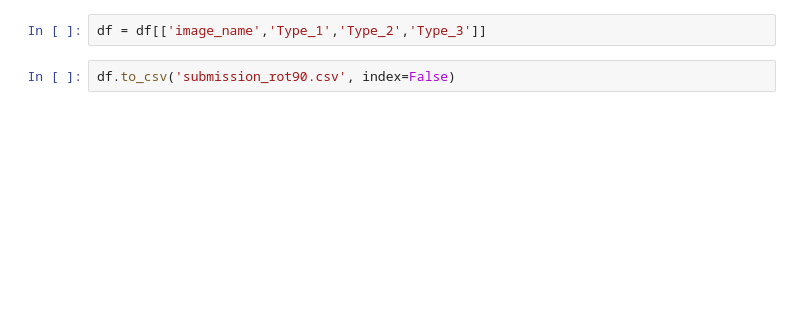
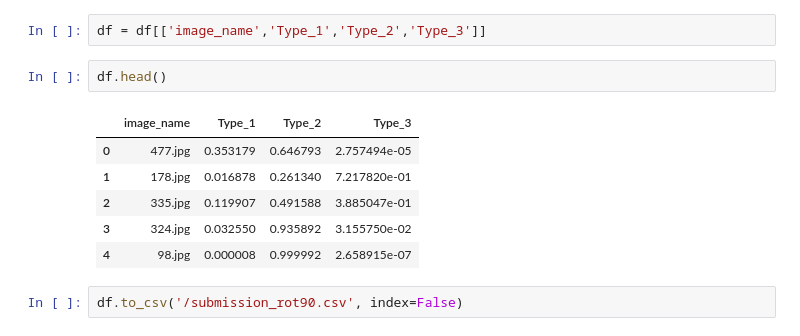
Before and after one commit to rorysroes/Kaggle_Cervical_Cancer_Screening, a Jupyter notebook: Rory/Dev-ipynb/resize_data/rot_90.ipynb, the cells around one changed output. Cells and saved outputs as stored; diff of their text form; blank space fills up the shorter version.

```diff
--- a/Rory/Dev-ipynb/resize_data/rot_90.ipynb
+++ b/Rory/Dev-ipynb/resize_data/rot_90.ipynb
@@ -261,4 +259,13 @@ NameError: name 'test_id' is not defined
 # %%
 df = df[['image_name','Type_1','Type_2','Type_3']]
+# %%
+df.head()
+# %% [output]
+|  | image_name | Type_1 | Type_2 | Type_3 |
+| 0 | 477.jpg | 0.353179 | 0.646793 | 2.757494e-05 |
+| 1 | 178.jpg | 0.016878 | 0.261340 | 7.217820e-01 |
+| 2 | 335.jpg | 0.119907 | 0.491588 | 3.885047e-01 |
+| 3 | 324.jpg | 0.032550 | 0.935892 | 3.155750e-02 |
+| 4 | 98.jpg | 0.000008 | 0.999992 | 2.658915e-07 |
 # %%
-df.to_csv('submission_rot90.csv', index=False)
+df.to_csv('/submission_rot90.csv', index=False)
```
Also changed, not shown: parts of 1 cell of this notebook, 2 other files.
